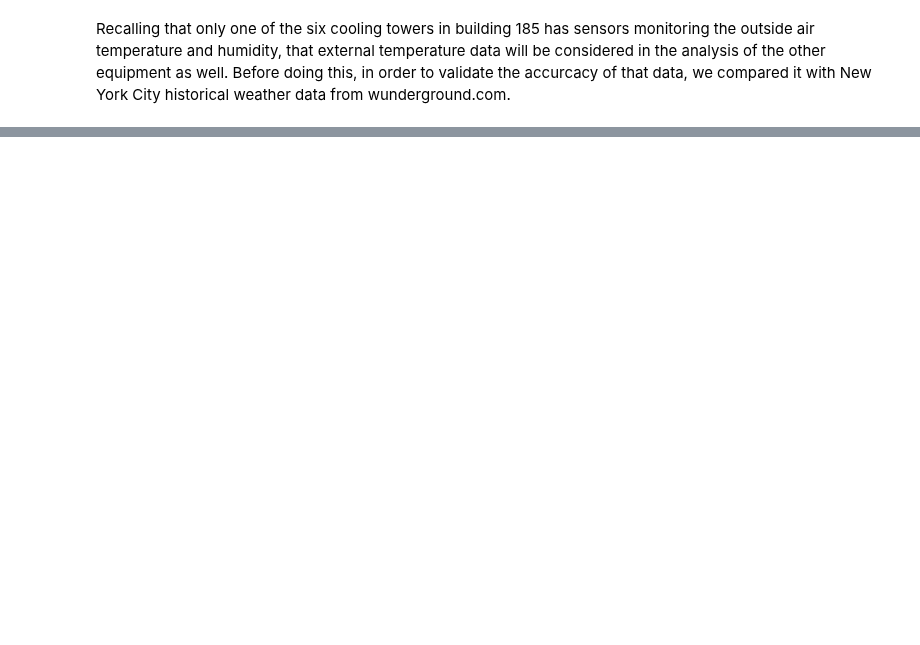
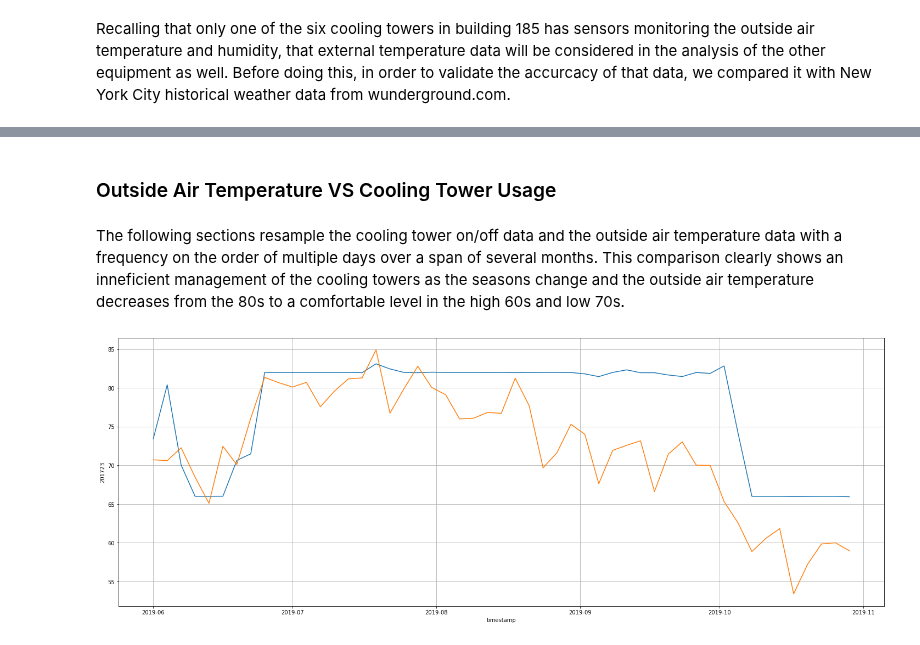
Before and after one commit to yairg98/Data-Driven-Problem-Solving, a Jupyter notebook: Assignments/Final Project/FinalProjectNotebook.ipynb, the cells around one changed output, grey strips where cells are left out. Saved outputs shown, nothing was run; the diff lists cells and outputs as text; code cells hidden in the pictures; blank space fills up the shorter version.

```diff
--- a/Assignments/Final Project/FinalProjectNotebook.ipynb
+++ b/Assignments/Final Project/FinalProjectNotebook.ipynb
@@ -447,0 +442,24 @@ sns.lineplot(data=sensor_data)
+# %% [markdown]
+### Outside Air Temperature VS Cooling Tower Usage
+# %% [markdown]
+The following sections resample the cooling tower on/off data and the outside air temperature data with a frequency on the order of multiple days over a span of several months. This comparison clearly shows an inneficient management of the cooling towers as the seasons change and the outside air temperature decreases from the 80s to a comfortable level in the high 60s and low 70s.
+# %%
+temp_id = 201723
+
+sensor_data['timestamp'] = pd.to_datetime(sensor_data['timestamp'])
+sensor_data_resampled = sensor_data.resample('3D', on="timestamp").mean()
+status_sensors = sensor_data_resampled[ct_status_ids]
+
+
+# Scaling factor
+scaling = 8
+shift = 50
+
+summed_status_sensors = status_sensors.sum(axis=1)*scaling+shift
+plt.figure(figsize=(25,9))
+
+sns.lineplot(data = summed_status_sensors)
+sns.lineplot(data = sensor_data_resampled[temp_id])
+plt.grid()
+# %% [output]
+[figure, added]
```
Also changed, not shown: parts of 19 cells of this notebook.
